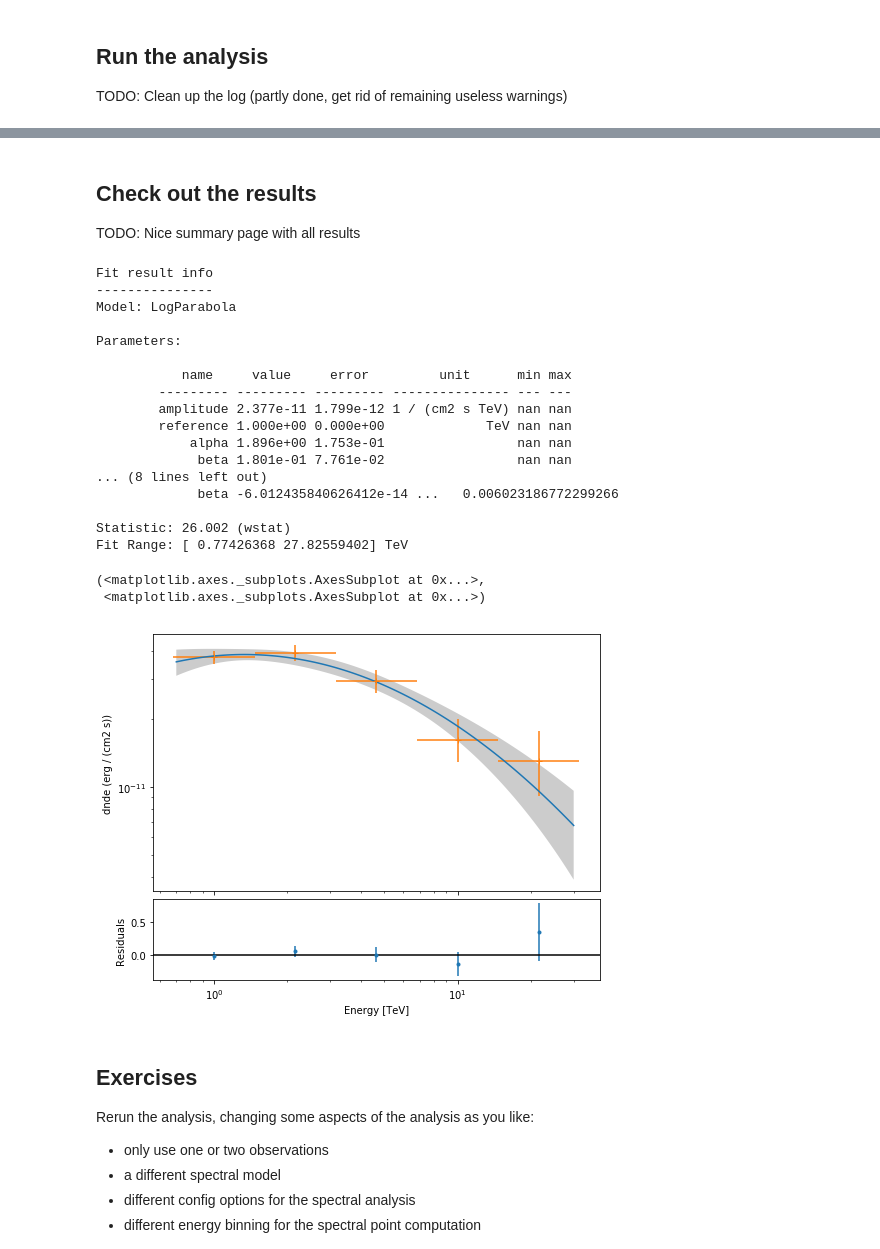
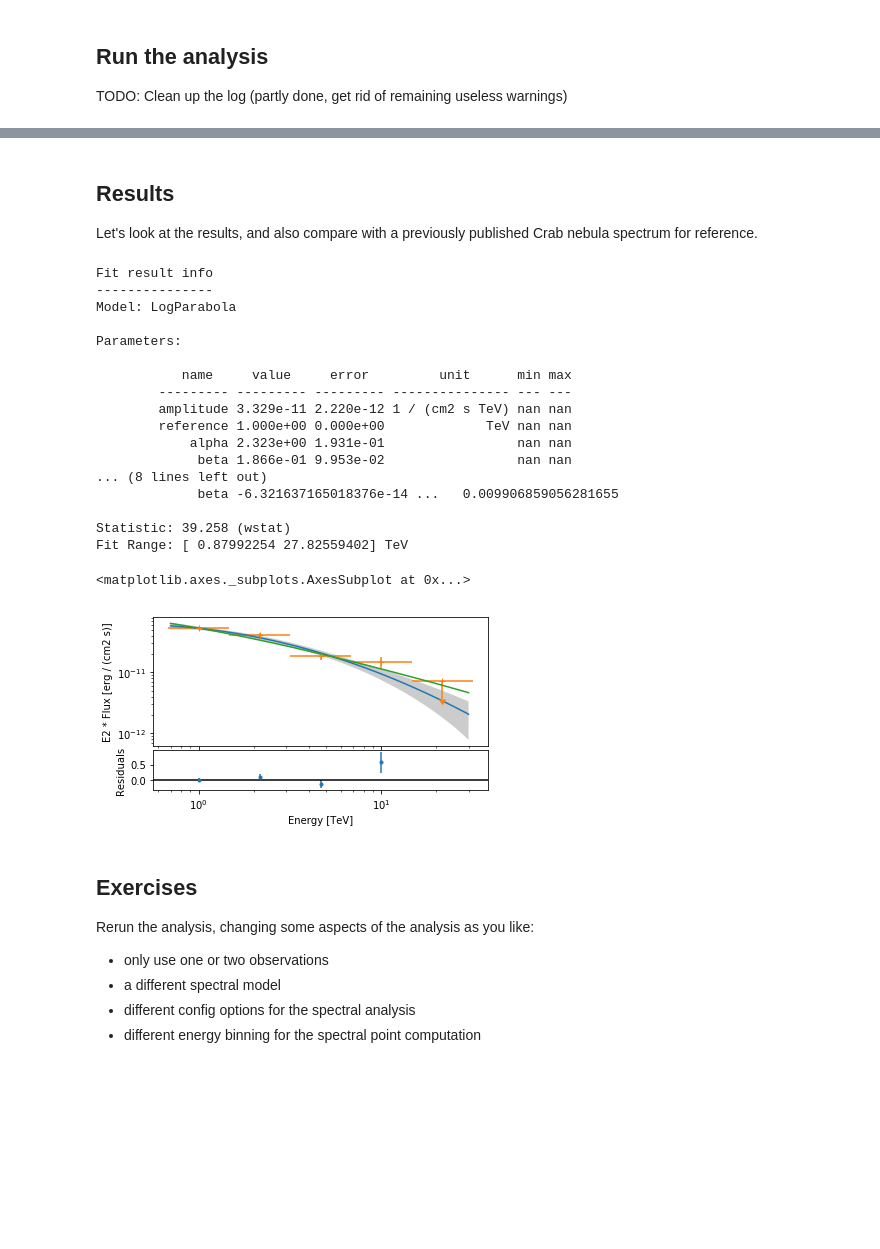
Before and after one commit to gammapy/gammapy-extra, a Jupyter notebook: notebooks/spectrum_pipe.ipynb, the cells around one changed output, grey strips where cells are left out. Saved outputs shown, nothing was run; the diff lists cells and outputs as text; code cells hidden in the pictures; blank space fills up the shorter version.

```diff
--- a/notebooks/spectrum_pipe.ipynb
+++ b/notebooks/spectrum_pipe.ipynb
@@ -48,0 +38,6 @@ Use observations [23523 23526 23559 23592]
+# %%
+data_store = DataStore.from_dir("../datasets/hess-dl3-dr1/")
+mask = data_store.obs_table['OBS_SUBSET_TAG'] == 'crab'
+obs_ids = data_store.obs_table['OBS_ID'][mask].data
+observations = data_store.obs_list(obs_ids)
+print(obs_ids)
@@ -54,7 +51,7 @@ Now we'll define the input for the spectrum analysis. It will be done the python
 crab_pos = SkyCoord.from_name("crab")
 on_region = CircleSkyRegion(crab_pos, 0.15 * u.deg)
 
-model = models.LogParabola(
+model = LogParabola(
     alpha=2.3,
     beta=0.01,
     amplitude=1e-11 * u.Unit("cm-2 s-1 TeV-1"),
@@ -103,7 +97,7 @@ config = dict(
 
 TODO: Clean up the log (partly done, get rid of remaining useless warnings)
 # %%
-ana = SpectrumAnalysisIACT(observations=obs_list, config=config)
-ana.run(opts_minuit={'print_level':1})
+analysis = SpectrumAnalysisIACT(observations=observations, config=config)
+analysis.run(opts_minuit={'print_level':1})
 # %% [output]
 [interactive output not drawn]
@@ -139,9 +116,9 @@ ana.run(opts_minuit={'print_level':1})
-# %% [markdown]
-## Check out the results
-
-TODO: Nice summary page with all results
+# %% [markdown]
+## Results
+
+Let's look at the results, and also compare with a previously published Crab nebula spectrum for reference.
 # %%
-print(ana.fit.result[0])
+print(analysis.fit.result[0])
 # %% [output]
 Fit result info
 ---------------
@@ -151,26 +128,27 @@ Parameters:
 
            name     value     error         unit      min max
         --------- --------- --------- --------------- --- ---
-        amplitude 2.377e-11 1.799e-12 1 / (cm2 s TeV) nan nan
+        amplitude 3.329e-11 2.220e-12 1 / (cm2 s TeV) nan nan
         reference 1.000e+00 0.000e+00             TeV nan nan
-            alpha 1.896e+00 1.753e-01                 nan nan
-             beta 1.801e-01 7.761e-02                 nan nan
+            alpha 2.323e+00 1.931e-01                 nan nan
+             beta 1.866e-01 9.953e-02                 nan nan
 ... (8 lines left out)
-             beta -6.012435840626412e-14 ...   0.006023186772299266
+             beta -6.321637165018376e-14 ...   0.009906859056281655
 
-Statistic: 26.002 (wstat)
-Fit Range: [ 0.77426368 27.82559402] TeV
+Statistic: 39.258 (wstat)
+Fit Range: [ 0.87992254 27.82559402] TeV
 # %%
-ana.spectrum_result.plot(
-    energy_range=ana.fit.fit_range,
-    energy_power=2,
-    flux_unit="erg-1 cm-2 s-1",
-    fig_kwargs=dict(figsize=(8, 8)),
+opts = {'energy_range': analysis.fit.fit_range, 'energy_power':2, 'flux_unit':"erg-1 cm-2 s-1"}
+axes = analysis.spectrum_result.plot(
+    **opts
 )
+CrabSpectrum().model.plot(
+    ax=axes[0],
+    **opts
+)
 # %% [output]
-(<matplotlib.axes._subplots.AxesSubplot at 0x...>,
- <matplotlib.axes._subplots.AxesSubplot at 0x...>)
+<matplotlib.axes._subplots.AxesSubplot at 0x...>
-[figure, old version]
+[figure, new version]
 # %% [markdown]
 ## Exercises
 
```
Also changed, not shown: parts of 5 cells of this notebook.
